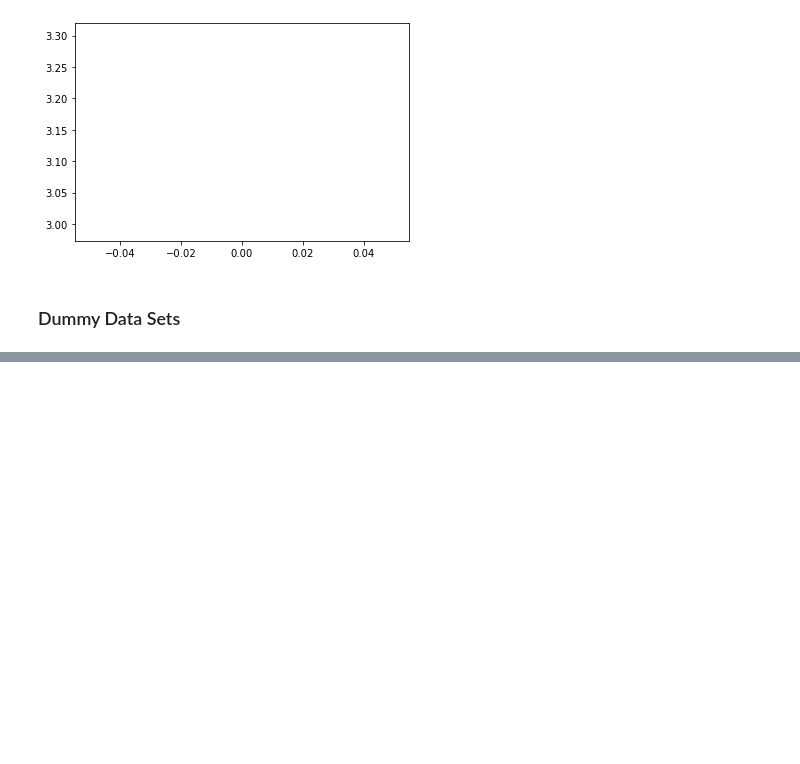
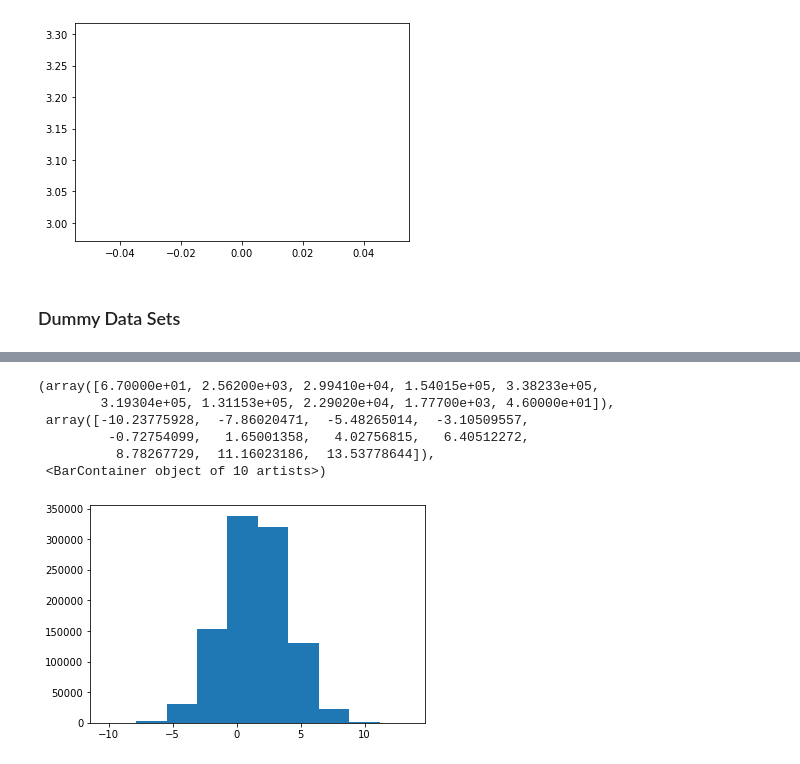
Before and after one commit to JorgeGarcia20/Machine_learning, a Jupyter notebook: T2 - 2 - Data Cleaning -Funciones de distribucion de probabilidad.ipynb, the cells around one changed output, grey strips where cells are left out. Cells and saved outputs as stored; diff of their text form; code cells hidden in the pictures; blank space fills up the shorter version.

```diff
--- a/T2 - 2 - Data Cleaning -Funciones de distribucion de probabilidad.ipynb
+++ b/T2 - 2 - Data Cleaning -Funciones de distribucion de probabilidad.ipynb
@@ -134,0 +153,10 @@ data
+# %%
+plt.hist(data['B'])
+# %% [output]
+(array([6.70000e+01, 2.56200e+03, 2.99410e+04, 1.54015e+05, 3.38233e+05,
+        3.19304e+05, 1.31153e+05, 2.29020e+04, 1.77700e+03, 4.60000e+01]),
+ array([-10.23775928,  -7.86020471,  -5.48265014,  -3.10509557,
+         -0.72754099,   1.65001358,   4.02756815,   6.40512272,
+          8.78267729,  11.16023186,  13.53778644]),
+ <BarContainer object of 10 artists>)
+[figure, added]
```
Also changed, not shown: parts of 18 cells of this notebook.
